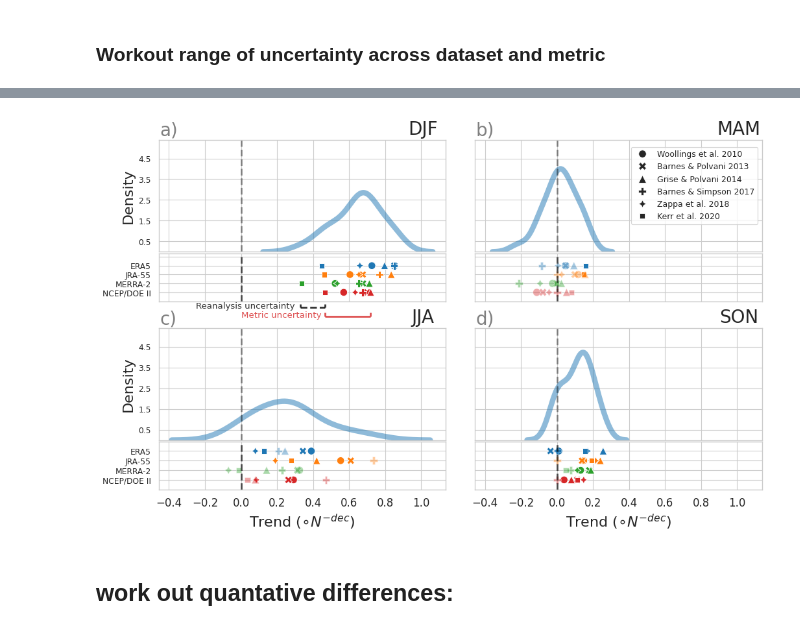
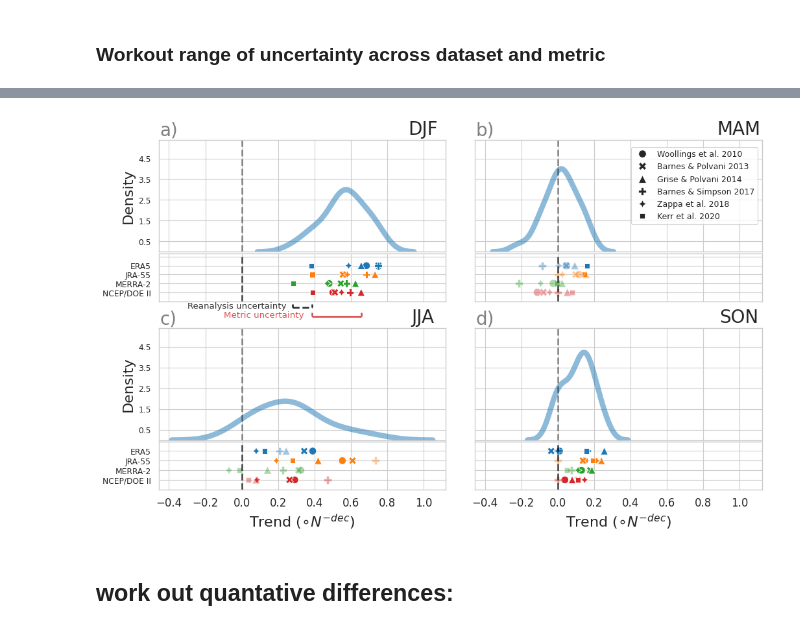
Before and after one commit to Thomasjkeel/uncertainty-in-npac-jet-shift, a Jupyter notebook: Figure_2.ipynb, the cells around one changed output, grey strips where cells are left out. Saved outputs shown, nothing was run; the diff lists cells and outputs as text; code cells hidden in the pictures.

```diff
--- a/Figure_2.ipynb
+++ b/Figure_2.ipynb
@@ -17,8 +17,8 @@ import matplotlib.pyplot as plt
 import matplotlib.patches as mpatches
 import seaborn as sns
 # %%
-START_YEAR = "1980"
-END_YEAR = "2023"
+START_YEAR = "1980-03"
+END_YEAR = "2023-03"
 SEASONS = ['DJF', 'MAM', 'JJA', 'SON']
 # %%
 METRIC_NAMES = ["Woollings et al. 2010", "Barnes & Polvani 2013", "Grise & Polvani 2014",
@@ -57,7 +57,7 @@ merra2_npac_day_dict = {}
 
 merra2_npac_day_dict['Woollings2010_NorthPacific'] = pd.read_csv('reanalysis_jet_latitude_data/NPAC_only_MERRA2_daily_outputs/Woollings et al. 2010 North Pacific.csv', index_col='time')[START_YEAR: END_YEAR]
 merra2_npac_day_dict['BarnesPolvani2013_NorthPacific'] = pd.read_csv('reanalysis_jet_latitude_data/NPAC_only_MERRA2_daily_outputs/Barnes & Polvani 2013 North Pacific.csv', index_col='time')[START_YEAR: END_YEAR]
-merra2_npac_day_dict['GrisePolvani2014_NorthPacific'] = pd.read_csv('reanalysis_jet_latitude_data/NPAC_only_MERRA2_daily_outputs/Grise & Polvani 2017 North Pacific.csv', index_col='time')[START_YEAR: END_YEAR]
+merra2_npac_day_dict['GrisePolvani2014_NorthPacific'] = pd.read_csv('reanalysis_jet_latitude_data/NPAC_only_MERRA2_daily_outputs/Grise & Polvani 2014 North Pacific.csv', index_col='time')[START_YEAR: END_YEAR]
 merra2_npac_day_dict['BarnesPolvani2015_NorthPacific'] = pd.read_csv('reanalysis_jet_latitude_data/NPAC_only_MERRA2_daily_outputs/Barnes & Polvani 2015 North Pacific.csv', index_col='time')[START_YEAR: END_YEAR]
 merra2_npac_day_dict['BarnesSimpson2017_NorthPacific'] = pd.read_csv('reanalysis_jet_latitude_data/NPAC_only_MERRA2_daily_outputs/Barnes & Simpson 2017 North Pacific.csv', index_col='time')[START_YEAR: END_YEAR]
 merra2_npac_day_dict['Bracegirdle2018_NorthPacific'] = pd.read_csv('reanalysis_jet_latitude_data/NPAC_only_MERRA2_daily_outputs/Bracegirdle et al. 2018 North Pacific.csv', index_col='year')
@@ -68,7 +68,7 @@ ncepdoe2_npac_day_dict = {}
 
 ncepdoe2_npac_day_dict['Woollings2010_NorthPacific'] = pd.read_csv('reanalysis_jet_latitude_data/NPAC_only_NCEPDOE2_daily_outputs/Woollings et al. 2010 North Pacific.csv', index_col='time')[START_YEAR: END_YEAR]
 ncepdoe2_npac_day_dict['BarnesPolvani2013_NorthPacific'] = pd.read_csv('reanalysis_jet_latitude_data/NPAC_only_NCEPDOE2_daily_outputs/Barnes & Polvani 2013 North Pacific.csv', index_col='time')[START_YEAR: END_YEAR]
-ncepdoe2_npac_day_dict['GrisePolvani2014_NorthPacific'] = pd.read_csv('reanalysis_jet_latitude_data/NPAC_only_NCEPDOE2_daily_outputs/Grise & Polvani 2017 North Pacific.csv', index_col='time')[START_YEAR: END_YEAR]
+ncepdoe2_npac_day_dict['GrisePolvani2014_NorthPacific'] = pd.read_csv('reanalysis_jet_latitude_data/NPAC_only_NCEPDOE2_daily_outputs/Grise & Polvani 2014 North Pacific.csv', index_col='time')[START_YEAR: END_YEAR]
 ncepdoe2_npac_day_dict['BarnesPolvani2015_NorthPacific'] = pd.read_csv('reanalysis_jet_latitude_data/NPAC_only_NCEPDOE2_daily_outputs/Barnes & Polvani 2015 North Pacific.csv', index_col='time')[START_YEAR: END_YEAR]
 ncepdoe2_npac_day_dict['BarnesSimpson2017_NorthPacific'] = pd.read_csv('reanalysis_jet_latitude_data/NPAC_only_NCEPDOE2_daily_outputs/Barnes & Simpson 2017 North Pacific.csv', index_col='time')[START_YEAR: END_YEAR]
 ncepdoe2_npac_day_dict['Bracegirdle2018_NorthPacific'] = pd.read_csv('reanalysis_jet_latitude_data/NPAC_only_NCEPDOE2_daily_outputs/Bracegirdle et al. 2018 North Pacific.csv', index_col='year')
@@ -423,42 +410,42 @@ for ax in [axes[2][0], axes[2][1]]:
     ax.set_facecolor("none")
     ax.get_yaxis().set_ticks([])
     ax.spines['top'].set_visible(False)
     ax.spines['right'].set_visible(False)
     ax.spines['bottom'].set_visible(False)
     ax.spines['left'].set_visible(False)
 
 for ax in [axes[4][0], axes[4][1]]:
     ax.set_xlabel(r"Trend ${(\circ N^{-dec})}$", size=16)
     ax.set_xticklabels(ax.get_xticklabels(), fontsize=12);
 
 axes[0][0].text(s="a)", x=-0.45, y=5.6, color='grey', size=20)
 axes[0][1].text(s="b)", x=-0.45, y=5.6, color='grey', size=20)
 axes[3][0].text(s="c)", x=-0.45, y=5.6, color='grey', size=20)
 axes[3][1].text(s="d)", x=-0.45, y=5.6, color='grey', size=20)
 
-axes[1][0].text(s='Reanalysis uncertainty', x=-0.25, y=-0.78, color='k', alpha=.8)
-axes[1][0].hlines(-.7, 0.33, 0.465, color='k', linestyle='--', linewidth=2, alpha=.8, clip_on=False)
-axes[1][0].vlines(0.33, -.7, -.3, color='k', linestyle='--', linewidth=2, alpha=.8, clip_on=False)
-axes[1][0].vlines(0.465, -.7, -.3, color='k', linestyle='--', linewidth=2, alpha=.8, clip_on=False)
+axes[1][0].text(s='Reanalysis uncertainty', x=-0.3, y=-0.78, color='k', alpha=.8)
+axes[1][0].hlines(-.7, 0.281, 0.388, color='k', linestyle='--', linewidth=2, alpha=.8, clip_on=False)
+axes[1][0].vlines(0.281, -.7, -.3, color='k', linestyle='--', linewidth=2, alpha=.8, clip_on=False)
+axes[1][0].vlines(0.388, -.7, -.3, color='k', linestyle='--', linewidth=2, alpha=.8, clip_on=False)
 
-axes[1][0].text(s='Metric uncertainty', x=-0., y=-1.78, color='C3', alpha=.8)
-axes[1][0].hlines(-1.7, 0.465, 0.719, color='C3', linewidth=2, alpha=.8, clip_on=False)
-axes[1][0].vlines(0.465, -1.7, -1.3, color='C3', linewidth=2, alpha=.8, clip_on=False)
-axes[1][0].vlines(0.719, -1.7, -1.3, color='C3', linewidth=2, alpha=.8, clip_on=False)
+axes[1][0].text(s='Metric uncertainty', x=-0.1, y=-1.78, color='C3', alpha=.8)
+axes[1][0].hlines(-1.7, 0.388, 0.657, color='C3', linewidth=2, alpha=.8, clip_on=False)
+axes[1][0].vlines(0.388, -1.7, -1.3, color='C3', linewidth=2, alpha=.8, clip_on=False)
+axes[1][0].vlines(0.657, -1.7, -1.3, color='C3', linewidth=2, alpha=.8, clip_on=False)
 
 fig_legend = axes[1][1].legend(ncols=1, bbox_to_anchor=[1., 3.3],  fancybox=True, fontsize=9)
 for leg_marker in fig_legend.get_lines():
     leg_marker.set_markerfacecolor('k')
     leg_marker.set_alpha(.85)
 
 for ind in range(4):
     axes[ind][0].set_ylim(0, ymax)
     axes[ind][1].set_ylim(0, ymax)
 # fig.suptitle("North Pacific Jet", size=24)
 fig.subplots_adjust(hspace=.02, wspace=.1)
 # fig.savefig('figures/figure_2.png', dpi=300, bbox_inches='tight', transparent=False)
 # %% [output]
-[figure, old version]
+[figure, new version]
 # %% [markdown]
 ## work out quantative differences:
 # %%
```
Also changed, not shown: parts of 8 cells of this notebook, 31 other files.
